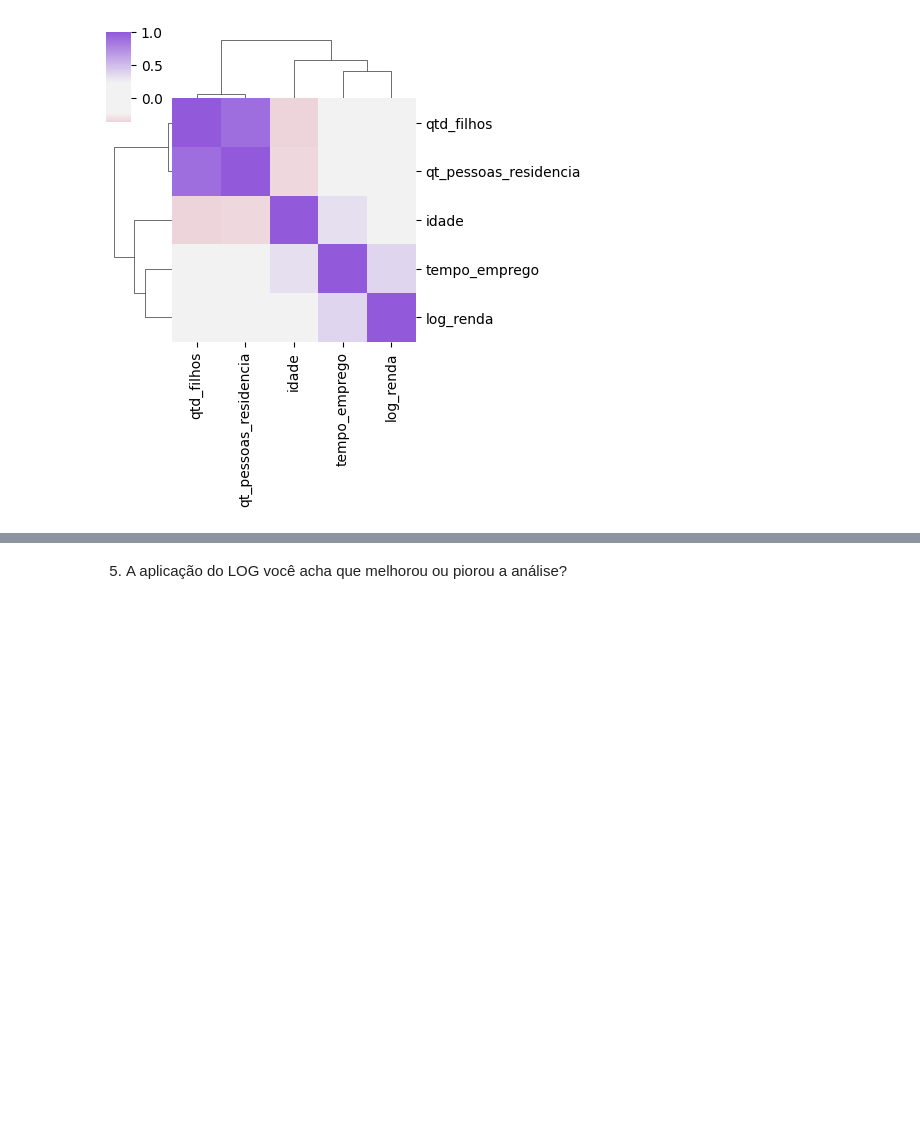
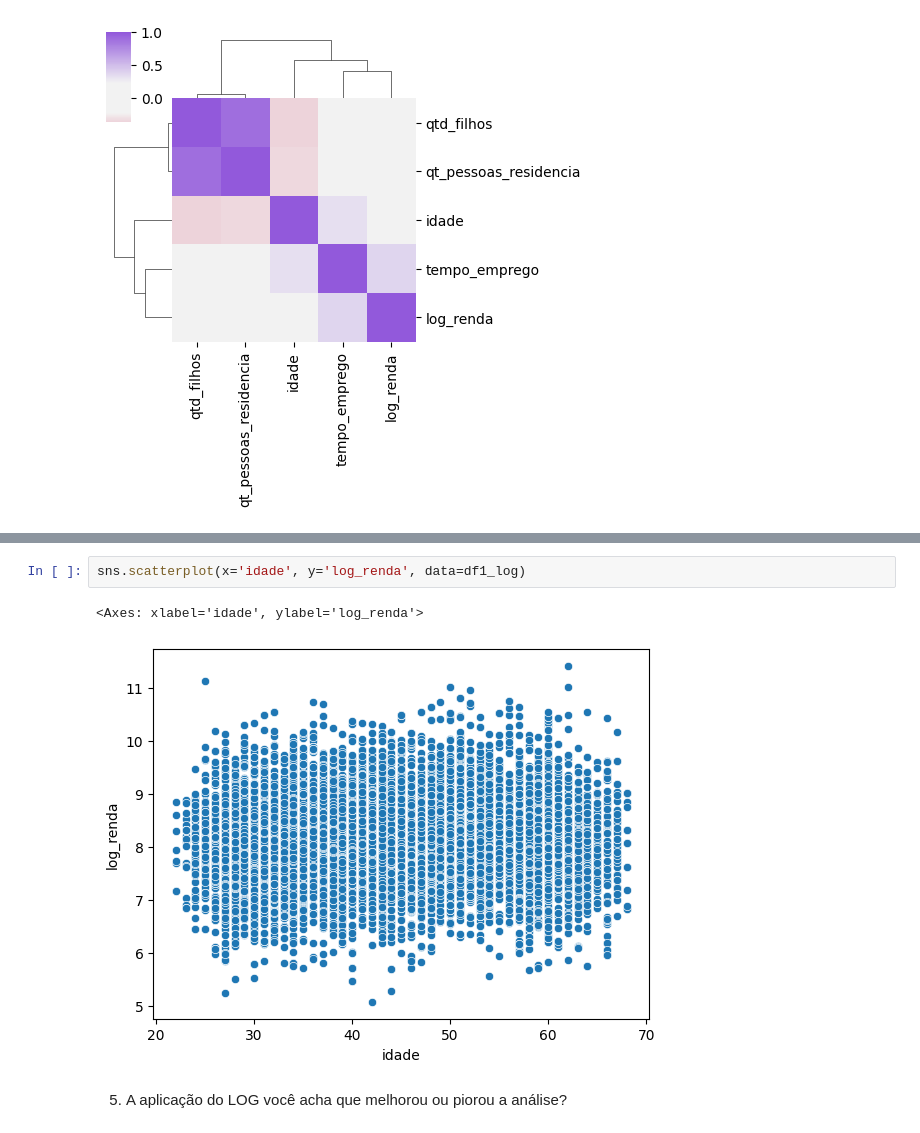
Before and after one commit to emanoeldlugo/Cientista-de-dados-EBAC, a Jupyter notebook: Módulo 10 - Tarefa 1.ipynb, the cells around one changed output, grey strips where cells are left out. Drawn from its saved outputs; the diff is of its cells as text; blank space fills up the shorter version.

```diff
--- a/Módulo 10 - Tarefa 1.ipynb
+++ b/Módulo 10 - Tarefa 1.ipynb
@@ -86,3 +94,8 @@ sns.scatterplot(x='tempo_emprego', y='renda', data=df1)
+# %%
+sns.scatterplot(x='idade', y='log_renda', data=df1_log)
+# %% [output]
+<Axes: xlabel='idade', ylabel='log_renda'>
+[figure, added]
 # %% [markdown]
 5) A aplicação do LOG você acha que melhorou ou piorou a análise?
 # %%
```
Also changed, not shown: parts of 6 cells of this notebook.
